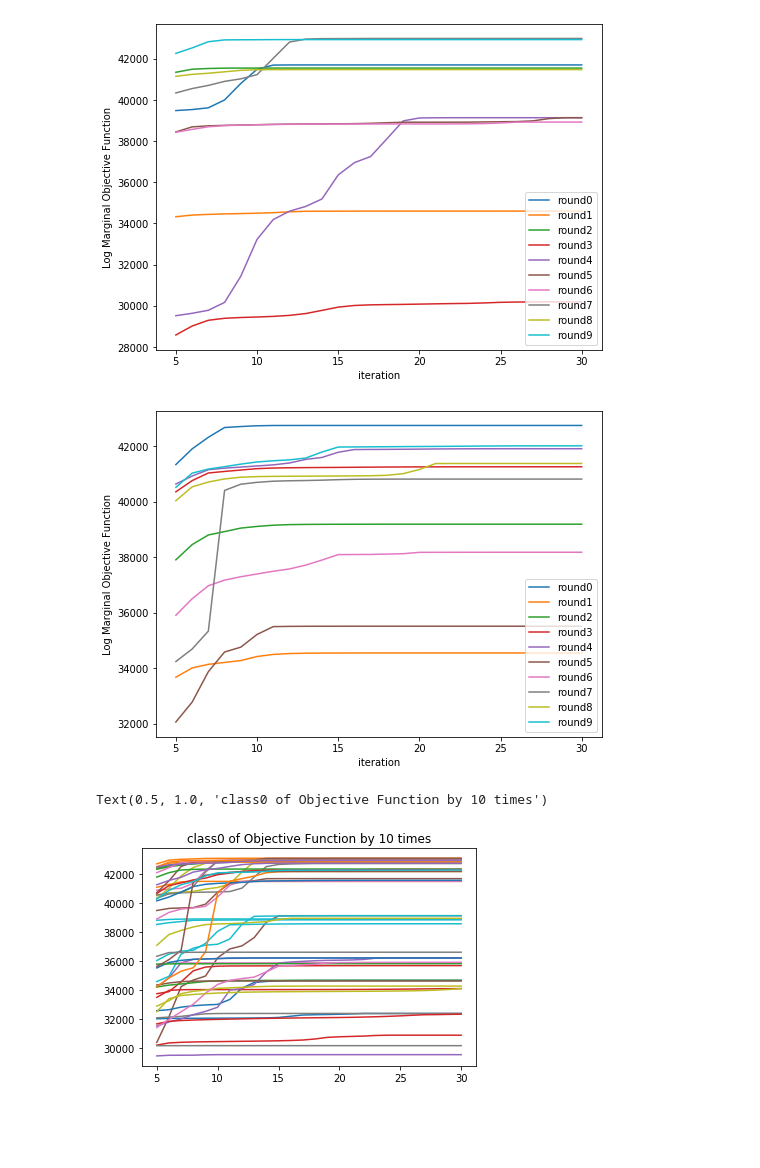
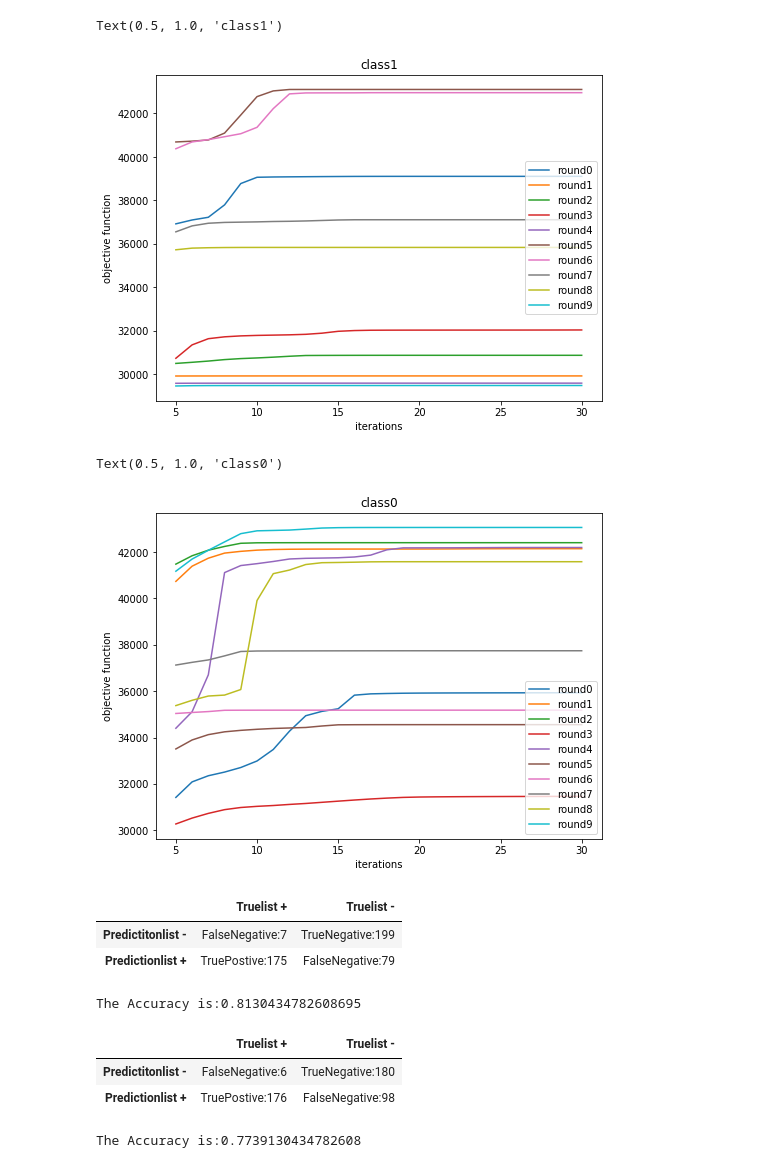
Before and after one commit to yil479/ML_Algorithm_Columbia, a Jupyter notebook: hw3-data/homework3_code.ipynb, the cells around one changed output. Drawn from its saved outputs; the diff is of its cells as text; code cells hidden in the pictures; blank space fills up the shorter version.

```diff
--- a/hw3-data/homework3_code.ipynb
+++ b/hw3-data/homework3_code.ipynb
@@ -170,32 +170,20 @@ def plottingGMM(data, K):
         plt.plot(x_axis, i, label="round"+str(rounds))
         rounds+=1
         plt.legend()
-        plt.xlabel('iteration')
-        plt.ylabel('Log Marginal Objective Function')
+        plt.xlabel('iterations')
+        plt.ylabel('objective function')
     return obj_k, pi_k, mu_k,cov_k
 # %%
 #class 1
-obj_acc_all_1, pi_weight_1, all_init_mean_all_1,init_cov_all_1 = plottingGMM(X_train_1, 3)
+obj_1, pi_1, mu_1,cov_1 = plottingGMM(X_train_1, 3)
+plt.title("class1")
 # %% [output]
+Text(0.5, 1.0, 'class1')
-[figure, old version]
+[figure, new version]
 # %%
 #class 0
-obj_acc_all_1, pi_weight_1, all_init_mean_all_1,init_cov_all_1 = plottingGMM(X_train_0, 3)
+obj_0, pi_0, mu_0,cov_0 = plottingGMM(X_train_0, 3)
+plt.title("class0")
 # %% [output]
+Text(0.5, 1.0, 'class0')
-[figure, old version]
+[figure, new version]
-# %%
-for i in range(0,10):
-    objective_function, pi, mu, empirical_cov = EM(3, 30,X_train_0)
-    objective_k.append(objective_function)
-    pi_k.append(pi)
-    mu_k.append(mu)
-    cov_k.append(empirical_cov)
-
-x_axis = np.arange(5,31)
-for each in objective_k:
-    each = each[4:]
-    plt.plot(x_axis,each)
-plt.title('class0 of Objective Function by 10 times')
-# %% [output]
-Text(0.5, 1.0, 'class0 of Objective Function by 10 times')
-[figure, removed]
@@ -201,0 +265,24 @@ Text(0.5, 1.0, 'class0 of Objective Function by 10 times')
+# %%
+Bayes_GMM(X_test, 3, best_pi_1, best_mu_1, best_cov_1, best_pi_0, best_mu_0, best_cov_0,y_test.iloc[:,0].tolist())
+# %% [output]
+|  | Truelist + | Truelist - |
+| Predictitonlist - | FalseNegative:7 | TrueNegative:199 |
+| Predictionlist + | TruePostive:175 | FalseNegative:79 |
+The Accuracy is:0.8130434782608695
+# %%
+obj_0, pi_0, mu_0,cov_0 = GMM_val(X_train_0, 1)
+obj_1, pi_1, mu_1,cov_1 = GMM_val(X_train_1, 1)
+index_0 = best_objective_index(obj_0)
+index_1 = best_objective_index(obj_1)
+best_pi_0 = pi_0[index_0]
+best_mu_0 = mu_0[index_0]
+best_cov_0 = cov_0[index_0]
+best_pi_1 = pi_1[index_1]
+best_mu_1 = mu_1[index_1]
+best_cov_1 = cov_1[index_1]
+Bayes_GMM(X_test, 1, best_pi_1, best_mu_1, best_cov_1, best_pi_0, best_mu_0, best_cov_0,y_test.iloc[:,0].tolist())
+# %% [output]
+|  | Truelist + | Truelist - |
+| Predictitonlist - | FalseNegative:6 | TrueNegative:180 |
+| Predictionlist + | TruePostive:176 | FalseNegative:98 |
+The Accuracy is:0.7739130434782608
```
Also changed, not shown: parts of 5 cells of this notebook, 2 other files.
